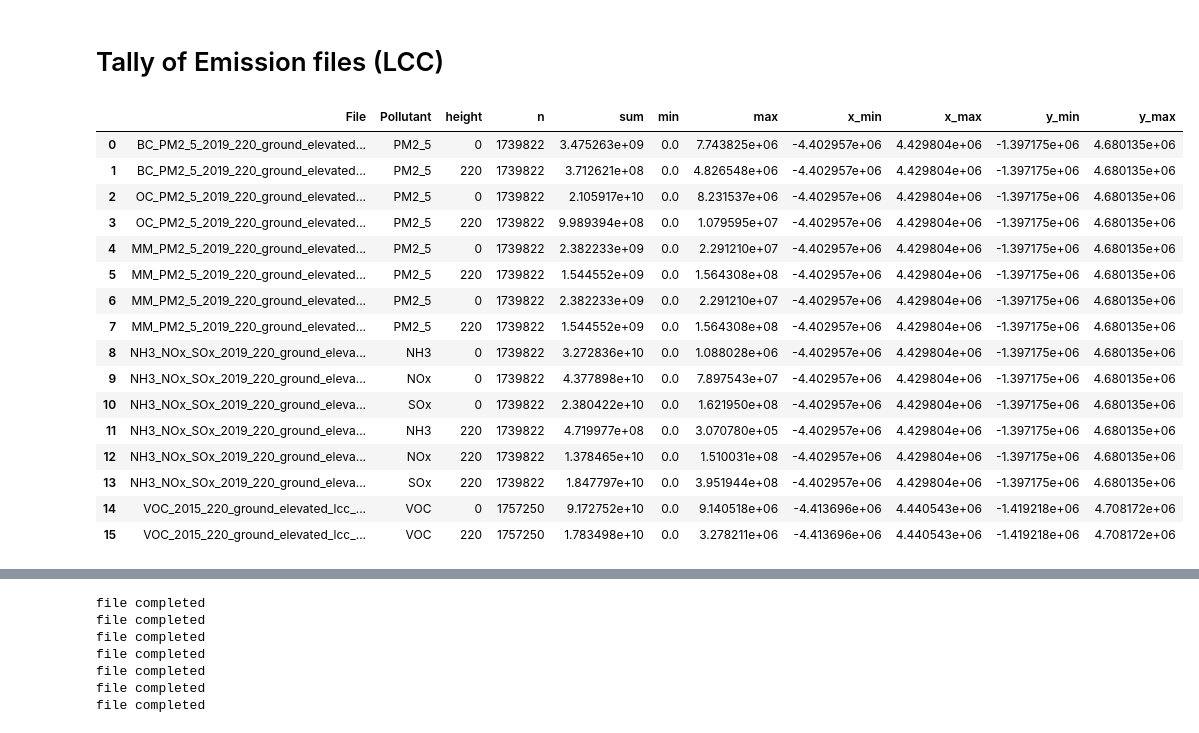
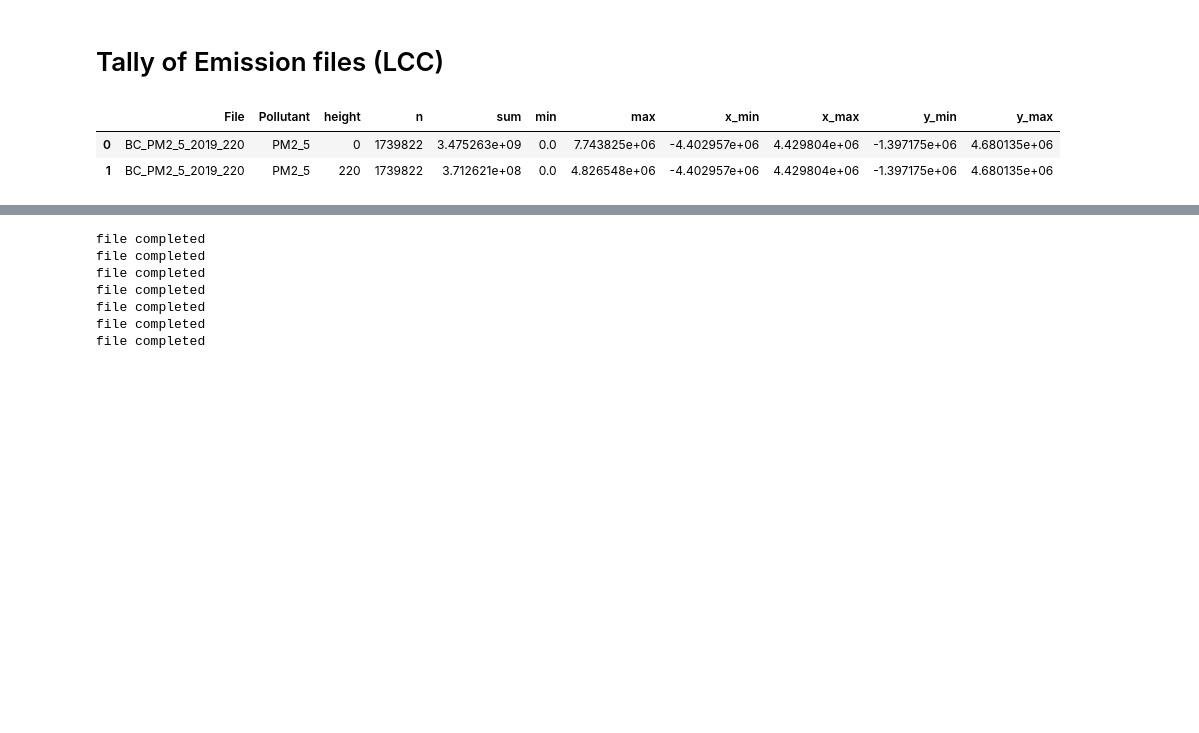
Before and after one commit to lrojasm407/PAVITRA, a Jupyter notebook: Process Emission Files V3 - Year .ipynb, the cells around one changed output, grey strips where cells are left out. Saved outputs shown, nothing was run; the diff lists cells and outputs as text; code cells hidden in the pictures; blank space fills up the shorter version.

Commit message:
Summary Tables for Emission Files

```diff
--- a/Process Emission Files V3 - Year .ipynb
+++ b/Process Emission Files V3 - Year .ipynb
@@ -612,76 +612,57 @@ files = ['BC_PM2_5_2019_220', 'OC_PM2_5_2019_220', 'MM_PM2_5_2019_220',
          'MM_PM2_5_2019_220', 'NH3_NOx_SOx_2019_220', 'VOC_2015_220', 'inline_dust_2017']
 
 suffix = '_ground_elevated_lcc_kg_year.shp'
-
 # Define the columns you want to calculate the total sum for
 columns_to_sum = ['NH3', 'NOx', 'SOx', 'VOC', 'PM2_5']
-
 # Initialize a list to store the summary data
 summary = []
 
 # Iterate through the files
 for file in files:
     # Read the GeoDataFrame from the shapefile
     gdf = gpd.read_file(f'Processed_Emissions_2019_Pavitra/LCC/{file}{suffix}')
     if file == 'inline_dust_2017':
         gdf['height']=0
-
-    # Group the GeoDataFrame by 'height'
+    #groupby height
     grouped = gdf.groupby('height')
 
-    # Create a dictionary to store the summary information
-    summary_dict = {'File': file}
-
-    # Iterate through height values (0 and 200)
+    # Iterate through height values (0 and 220)
     for height, group in grouped:
+        row_count = group.shape[0]
+        x_min = group.geometry.x.min()
+        x_max = group.geometry.x.max()
+        y_min = group.geometry.y.min()
+        y_max = group.geometry.y.max()
         # Calculate the total sum, maximum, and minimum for each column within the group
         for col in columns_to_sum:
             if col in group.columns:
-                column_sum = group[col].sum()
-                max_value = group[col].max()
-                min_value = group[col].min()
-                summary_dict[f'{col}_height_{height}_sum'] = column_sum
-                summary_dict[f'{col}_height_{height}_max'] = max_value
-                summary_dict[f'{col}_height_{height}_min'] = min_value
+                summary_dict={}
+                summary_dict['File'] = file
+                summary_dict['Pollutant'] = col
+                summary_dict['height'] = height
+                summary_dict['n'] = row_count
+                summary_dict['sum'] = group[col].sum()
+                summary_dict['min'] = group[col].min()
+                summary_dict['max'] = group[col].max()
+                summary_dict['x_min'] = x_min
+                summary_dict['x_max'] = x_max
+                summary_dict['y_min'] = y_min
+                summary_dict['y_max'] = y_max
 
-        # Get the maximum and minimum x and y values from the point geometry column
-        summary_dict[f'x_height_{height}_max'] = group.geometry.x.max()
-        summary_dict[f'x_height_{height}_min'] = group.geometry.x.min()
-        summary_dict[f'y_height_{height}_max'] = group.geometry.y.max()
-        summary_dict[f'y_height_{height}_min'] = group.geometry.y.min()
-
-        # Count the number of rows in the group
-        row_count = group.shape[0]
-        summary_dict[f'height_{height}_row_count'] = row_count
-
-    # Append the summary dictionary to the summary list
-    summary.append(summary_dict)
+                # Append the summary dictionary to the summary list
+                summary.append(summary_dict)
 
 # Create a DataFrame from the summary list
 df_summary = pd.DataFrame(summary)
 
 # Save the DataFrame as a CSV file
 df_summary.to_csv('emissions_summary_points_lcc_240205.csv')
 
 # Print or use the DataFrame as needed
-print(df_summary)
+df_summary
 # %% [output]
 |  | File | Pollutant | height | n | sum | min | max | x_min | x_max | y_min | y_max |
-| 0 | BC_PM2_5_2019_220_ground_elevated... | PM2_5 | 0 | 1739822 | 3.475263e+09 | 0.0 | 7.743825e+06 | -4.402957e+06 | 4.429804e+06 | -1.397175e+06 | 4.680135e+06 |
-| 1 | BC_PM2_5_2019_220_ground_elevated... | PM2_5 | 220 | 1739822 | 3.712621e+08 | 0.0 | 4.826548e+06 | -4.402957e+06 | 4.429804e+06 | -1.397175e+06 | 4.680135e+06 |
-| 2 | OC_PM2_5_2019_220_ground_elevated... | PM2_5 | 0 | 1739822 | 2.105917e+10 | 0.0 | 8.231537e+06 | -4.402957e+06 | 4.429804e+06 | -1.397175e+06 | 4.680135e+06 |
-| 3 | OC_PM2_5_2019_220_ground_elevated... | PM2_5 | 220 | 1739822 | 9.989394e+08 | 0.0 | 1.079595e+07 | -4.402957e+06 | 4.429804e+06 | -1.397175e+06 | 4.680135e+06 |
-| 4 | MM_PM2_5_2019_220_ground_elevated... | PM2_5 | 0 | 1739822 | 2.382233e+09 | 0.0 | 2.291210e+07 | -4.402957e+06 | 4.429804e+06 | -1.397175e+06 | 4.680135e+06 |
-| 5 | MM_PM2_5_2019_220_ground_elevated... | PM2_5 | 220 | 1739822 | 1.544552e+09 | 0.0 | 1.564308e+08 | -4.402957e+06 | 4.429804e+06 | -1.397175e+06 | 4.680135e+06 |
-| 6 | MM_PM2_5_2019_220_ground_elevated... | PM2_5 | 0 | 1739822 | 2.382233e+09 | 0.0 | 2.291210e+07 | -4.402957e+06 | 4.429804e+06 | -1.397175e+06 | 4.680135e+06 |
-| 7 | MM_PM2_5_2019_220_ground_elevated... | PM2_5 | 220 | 1739822 | 1.544552e+09 | 0.0 | 1.564308e+08 | -4.402957e+06 | 4.429804e+06 | -1.397175e+06 | 4.680135e+06 |
-| 8 | NH3_NOx_SOx_2019_220_ground_eleva... | NH3 | 0 | 1739822 | 3.272836e+10 | 0.0 | 1.088028e+06 | -4.402957e+06 | 4.429804e+06 | -1.397175e+06 | 4.680135e+06 |
-| 9 | NH3_NOx_SOx_2019_220_ground_eleva... | NOx | 0 | 1739822 | 4.377898e+10 | 0.0 | 7.897543e+07 | -4.402957e+06 | 4.429804e+06 | -1.397175e+06 | 4.680135e+06 |
-| 10 | NH3_NOx_SOx_2019_220_ground_eleva... | SOx | 0 | 1739822 | 2.380422e+10 | 0.0 | 1.621950e+08 | -4.402957e+06 | 4.429804e+06 | -1.397175e+06 | 4.680135e+06 |
-| 11 | NH3_NOx_SOx_2019_220_ground_eleva... | NH3 | 220 | 1739822 | 4.719977e+08 | 0.0 | 3.070780e+05 | -4.402957e+06 | 4.429804e+06 | -1.397175e+06 | 4.680135e+06 |
-| 12 | NH3_NOx_SOx_2019_220_ground_eleva... | NOx | 220 | 1739822 | 1.378465e+10 | 0.0 | 1.510031e+08 | -4.402957e+06 | 4.429804e+06 | -1.397175e+06 | 4.680135e+06 |
-| 13 | NH3_NOx_SOx_2019_220_ground_eleva... | SOx | 220 | 1739822 | 1.847797e+10 | 0.0 | 3.951944e+08 | -4.402957e+06 | 4.429804e+06 | -1.397175e+06 | 4.680135e+06 |
-| 14 | VOC_2015_220_ground_elevated_lcc_... | VOC | 0 | 1757250 | 9.172752e+10 | 0.0 | 9.140518e+06 | -4.413696e+06 | 4.440543e+06 | -1.419218e+06 | 4.708172e+06 |
-| 15 | VOC_2015_220_ground_elevated_lcc_... | VOC | 220 | 1757250 | 1.783498e+10 | 0.0 | 3.278211e+06 | -4.413696e+06 | 4.440543e+06 | -1.419218e+06 | 4.708172e+06 |
+| 0 | BC_PM2_5_2019_220 | PM2_5 | 0 | 1739822 | 3.475263e+09 | 0.0 | 7.743825e+06 | -4.402957e+06 | 4.429804e+06 | -1.397175e+06 | 4.680135e+06 |
+| 1 | BC_PM2_5_2019_220 | PM2_5 | 220 | 1739822 | 3.712621e+08 | 0.0 | 4.826548e+06 | -4.402957e+06 | 4.429804e+06 | -1.397175e+06 | 4.680135e+06 |
 # %%
 df_summary=pd.read_csv('emissions_summary_points_lcc_240205.csv')
```
Also changed, not shown: parts of 6 cells of this notebook.
